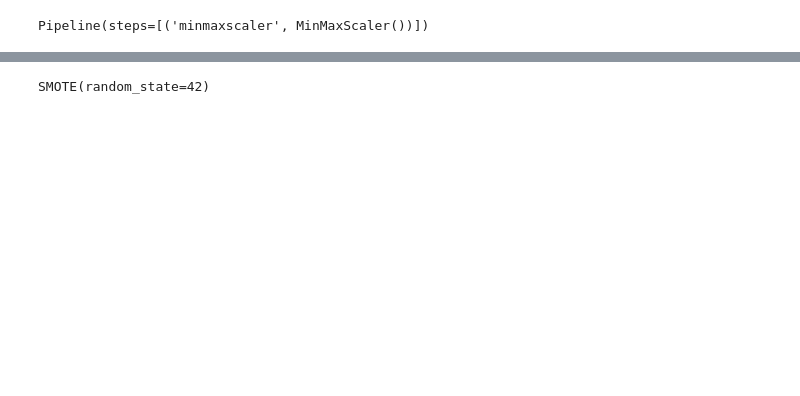
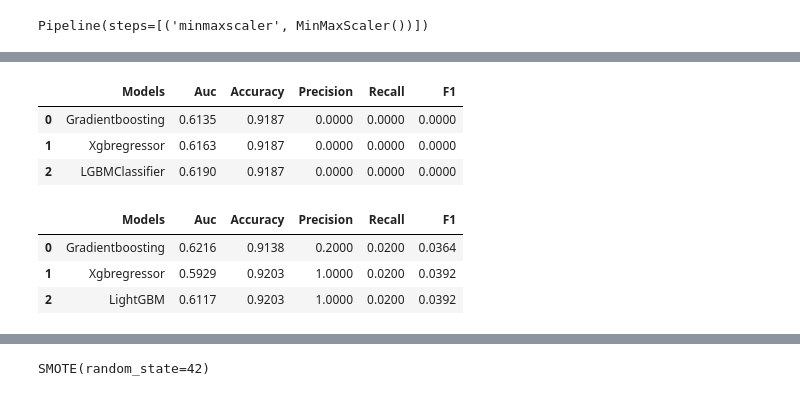
Before and after one commit to HananeMaghlazi/P7_Scoring, a Jupyter notebook: P7_Modelisation.ipynb, the cells around one changed output, grey strips where cells are left out. Saved outputs shown, nothing was run; the diff lists cells and outputs as text; code cells hidden in the pictures; blank space fills up the shorter version.

Commit message:
add models

```diff
--- a/P7_Modelisation.ipynb
+++ b/P7_Modelisation.ipynb
@@ -282,0 +420,34 @@ Pipeline(steps=[('minmaxscaler', MinMaxScaler())])
+# %%
+# définition des Hyperparamètres
+classifier = LGBMClassifier
+param_lgbm = {
+     "nthread": [4],
+     "n_estimators": [25,50],
+    "learning_rate": [0.02,0.05],
+     "colsample_bytree": [0.5, 0.9],
+     "subsample": [0.3, 0.4, 0.8],
+     "max_depth": [3, 4, 5, 6, 8],
+     "reg_alpha": [0.02, 0.04],
+     "reg_lambda": [0.02, 0.05, 0.07],
+     "min_split_gain": [0.02, 0.05, 0.07],
+     "min_child_weight": [30, 35, 40],
+     "silent": [True],
+}
+
+lgbm_grid_cv = Pipeline(
+    [
+        ("preprocessor", MinMaxScaler()),
+        (
+            "grid_search_lgbm",
+            GridSearchCV(
+                classifier(random_state=42),
+                param_grid=param_lgbm,
+                cv=5,
+                return_train_score=True,
+                scoring="roc_auc",
+                n_jobs=-1,
+                verbose=False,
+            ),
+        ),
+    ]
+)
@@ -282,0 +478,8 @@ Pipeline(steps=[('minmaxscaler', MinMaxScaler())])
+# %%
+model_pipeline = {
+
+    "Gradientboosting": gbt_grid_cv,
+    "Xgbregressor": xgb_grid_cv,
+    'LGBMClassifier' : lgbm_grid_cv
+}
+df_results_grid,cm_list=metrics_models(model_pipeline)
@@ -282,0 +504,14 @@ Pipeline(steps=[('minmaxscaler', MinMaxScaler())])
+# %%
+df_results_grid
+# %% [output]
+|  | Models | Auc | Accuracy | Precision | Recall | F1 |
+| 0 | Gradientboosting | 0.6135 | 0.9187 | 0.0000 | 0.0000 | 0.0000 |
+| 1 | Xgbregressor | 0.6163 | 0.9187 | 0.0000 | 0.0000 | 0.0000 |
+| 2 | LGBMClassifier | 0.6190 | 0.9187 | 0.0000 | 0.0000 | 0.0000 |
+# %%
+df_results
+# %% [output]
+|  | Models | Auc | Accuracy | Precision | Recall | F1 |
+| 0 | Gradientboosting | 0.6216 | 0.9138 | 0.2000 | 0.0200 | 0.0364 |
+| 1 | Xgbregressor | 0.5929 | 0.9203 | 1.0000 | 0.0200 | 0.0392 |
+| 2 | LightGBM | 0.6117 | 0.9203 | 1.0000 | 0.0200 | 0.0392 |
```
Also changed, not shown: parts of 43 cells of this notebook.
